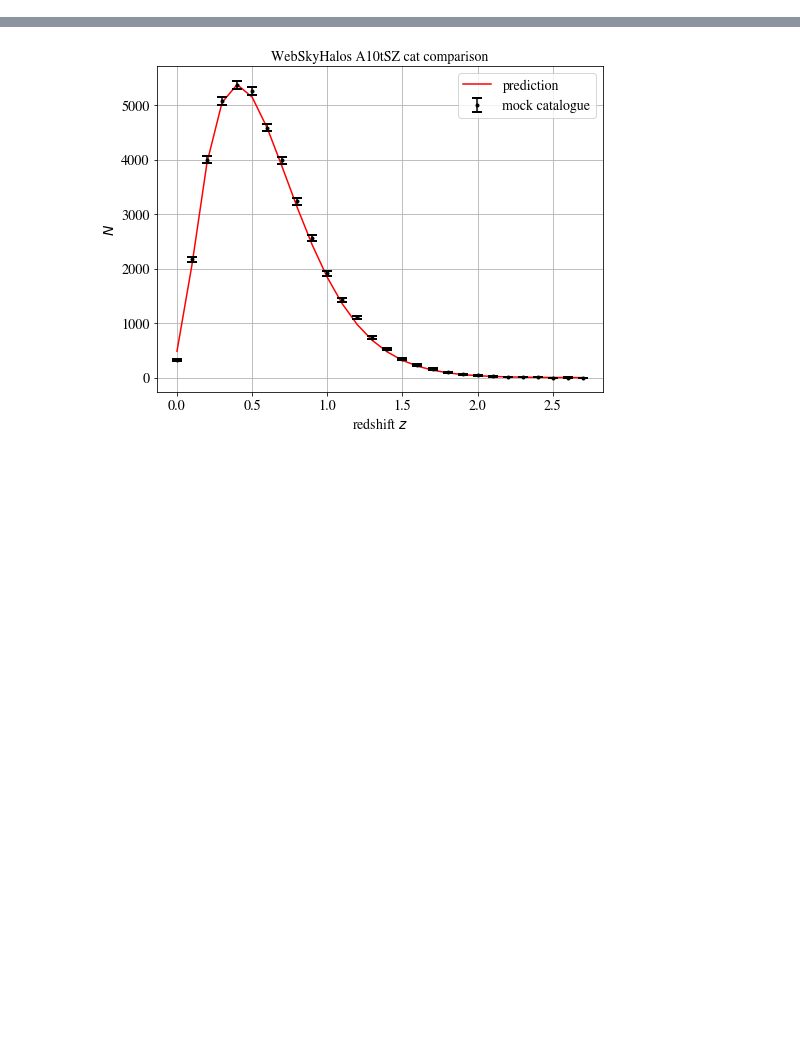
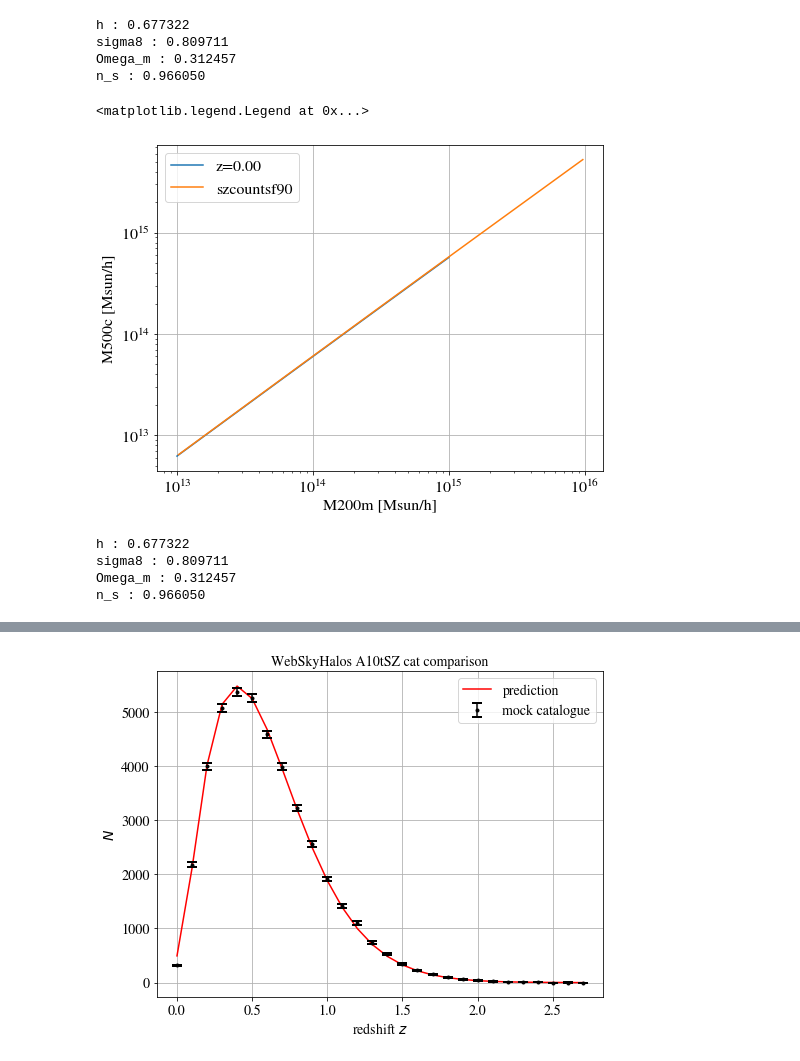
Before and after one commit to simonsobs/SOLikeT, a Jupyter notebook: soliket/binned_clusters/notebooks/Nz_szcountsf90_vs_class_sz_vs_nemo_comparison.ipynb, the cells around one changed output, grey strips where cells are left out. Drawn from its saved outputs; the diff is of its cells as text; code cells hidden in the pictures; blank space fills up the shorter version.

```diff
--- a/soliket/binned_clusters/notebooks/Nz_szcountsf90_vs_class_sz_vs_nemo_comparison.ipynb
+++ b/soliket/binned_clusters/notebooks/Nz_szcountsf90_vs_class_sz_vs_nemo_comparison.ipynb
@@ -85,0 +148,60 @@ array([-497.20809399])
+# %%
+M = Class()
+M.set(cluster_settings)
+M.set({
+'output':'dndlnM,m200m_to_m500c',
+'mass function' : 'T08',
+'mass function': 'm200m_to_m500c'
+})
+M.compute()
+print('h : %f'%M.h())
+print('sigma8 : %f'%M.sigma8())
+print('Omega_m : %f'%M.Omega_m())
+print('n_s : %f'%M.n_s())
+
+# szcountsf90:
+#[evaluate]  sigma8 = 0.810188
+#[evaluate]  omegam = 0.309952
+#[evaluate]  H0 = 68.0053
+# %% [output]
+h : 0.677322
+sigma8 : 0.809711
+Omega_m : 0.312457
+n_s : 0.966050
+# %%
+m500c = np.vectorize(M.get_m200m_to_m500c_at_z_and_M)
+m = np.geomspace(1e13,1e15,100)
+plt.plot(m,m500c(1.,m),label='z=%.2f'%0.)
+m200me,m500ce = np.loadtxt('/Users/boris/Work/CLASS-SZ/SO-SZ/so_cluster_counts/MFMF_WebSkyHalos_A10tSZ_3freq_tiles/M200m_M500c_z1.txt',unpack=True)
+plt.plot(m200me,m500ce,label='szcountsf90')
+plt.xscale('log')
+plt.yscale('log')
+plt.grid()
+plt.xlabel('M200m [Msun/h]')
+plt.ylabel(r'M500c [Msun/h]')
+plt.legend()
+# %% [output]
+<matplotlib.legend.Legend at 0x...>
+[figure, added]
+# %%
+M = Class()
+M.set(cluster_settings)
+M.set({
+'output':'dndlnM',
+'mass function': 'M500'
+})
+M.compute()
+print('h : %f'%M.h())
+print('sigma8 : %f'%M.sigma8())
+print('Omega_m : %f'%M.Omega_m())
+print('n_s : %f'%M.n_s())
+
+# szcountsf90:
+#[evaluate]  sigma8 = 0.810188
+#[evaluate]  omegam = 0.309952
+#[evaluate]  H0 = 68.0053
+# %% [output]
+h : 0.677322
+sigma8 : 0.809711
+Omega_m : 0.312457
+n_s : 0.966050
```
Also changed, not shown: parts of 18 cells of this notebook.
